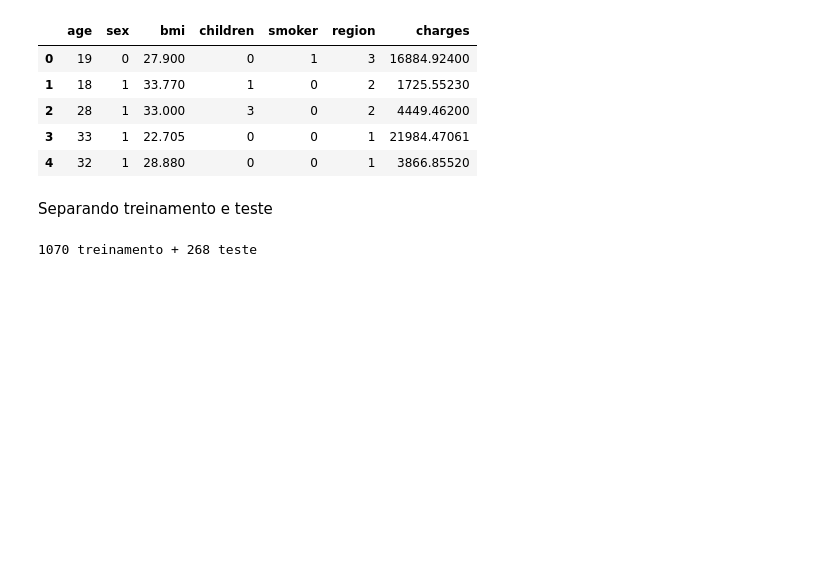
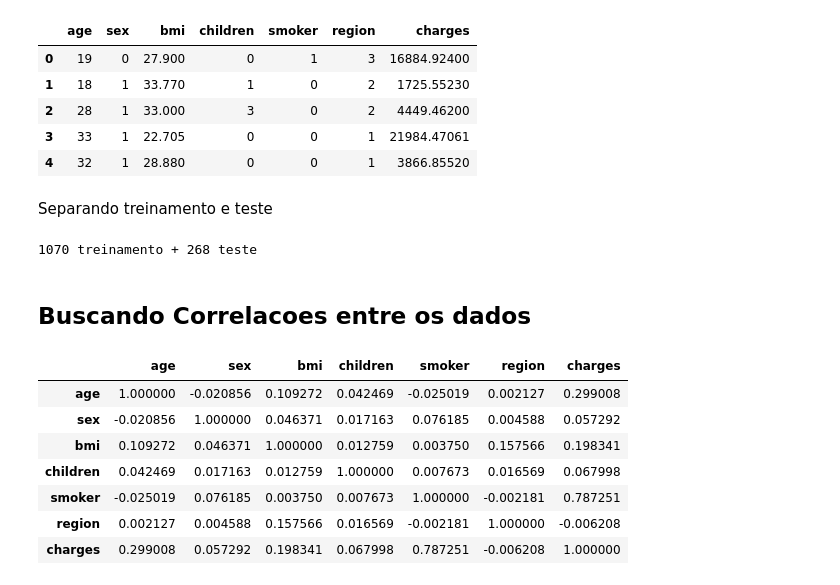
Before and after one commit to ruanraian/1adt-fase1-tech-challenge, a Jupyter notebook: tech-challenge.ipynb, the cells around one changed output. Cells and saved outputs as stored; diff of their text form; code cells hidden in the pictures; blank space fills up the shorter version.

```diff
--- a/tech-challenge.ipynb
+++ b/tech-challenge.ipynb
@@ -206,3 +206,17 @@ df_train, df_test = train_test_split(dataset, test_size = 0.2, random_state = 7)
 print(len(df_train), "treinamento +", len(df_test), "teste")
 # %% [output]
 1070 treinamento + 268 teste
+# %% [markdown]
+## Buscando Correlacoes entre os dados
+# %%
+corr_matrix = dataset.corr()
+corr_matrix
+# %% [output]
+|  | age | sex | bmi | children | smoker | region | charges |
+| age | 1.000000 | -0.020856 | 0.109272 | 0.042469 | -0.025019 | 0.002127 | 0.299008 |
+| sex | -0.020856 | 1.000000 | 0.046371 | 0.017163 | 0.076185 | 0.004588 | 0.057292 |
+| bmi | 0.109272 | 0.046371 | 1.000000 | 0.012759 | 0.003750 | 0.157566 | 0.198341 |
+| children | 0.042469 | 0.017163 | 0.012759 | 1.000000 | 0.007673 | 0.016569 | 0.067998 |
+| smoker | -0.025019 | 0.076185 | 0.003750 | 0.007673 | 1.000000 | -0.002181 | 0.787251 |
+| region | 0.002127 | 0.004588 | 0.157566 | 0.016569 | -0.002181 | 1.000000 | -0.006208 |
+| charges | 0.299008 | 0.057292 | 0.198341 | 0.067998 | 0.787251 | -0.006208 | 1.000000 |
```
Also changed, not shown: parts of 2 cells of this notebook.
